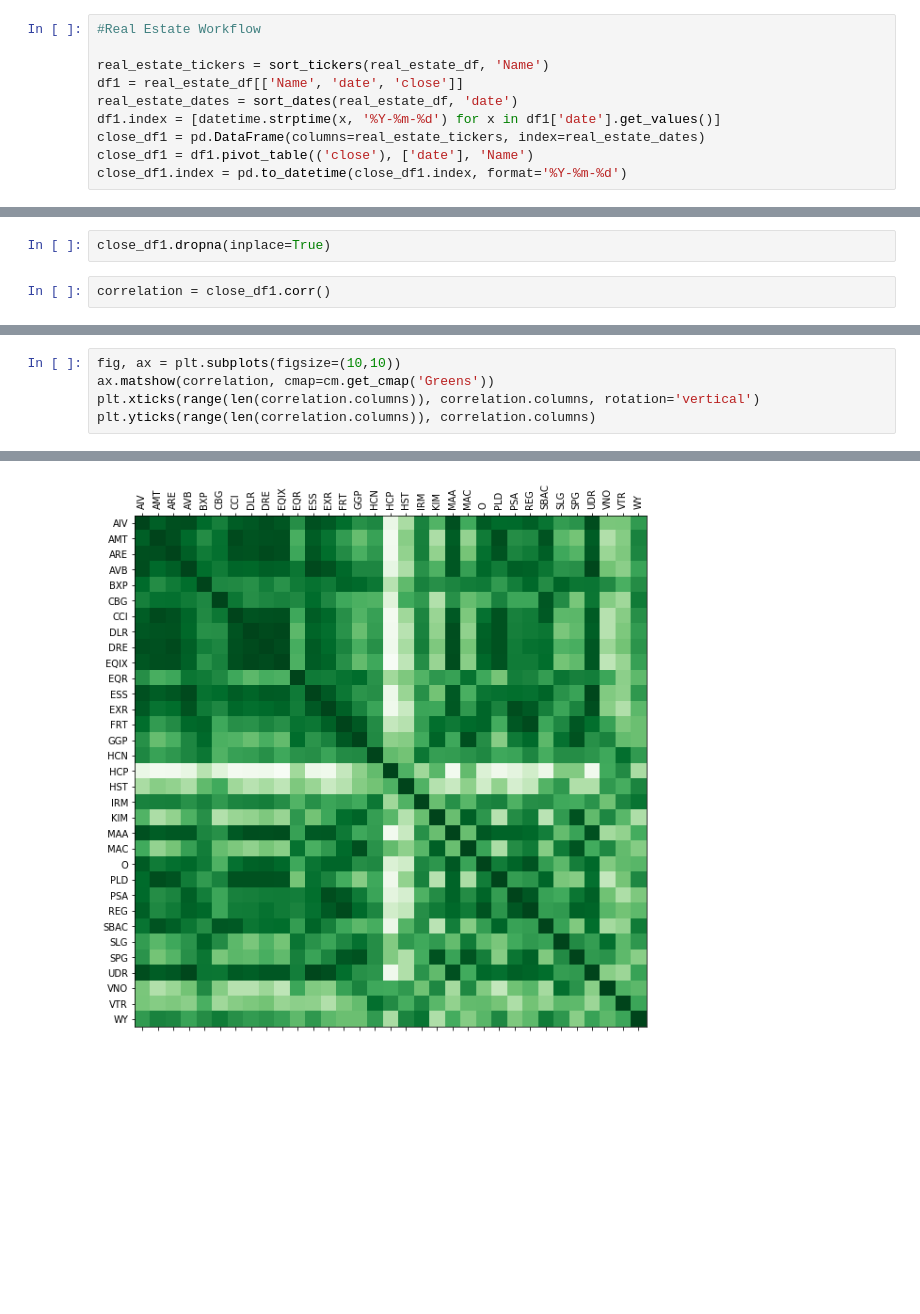
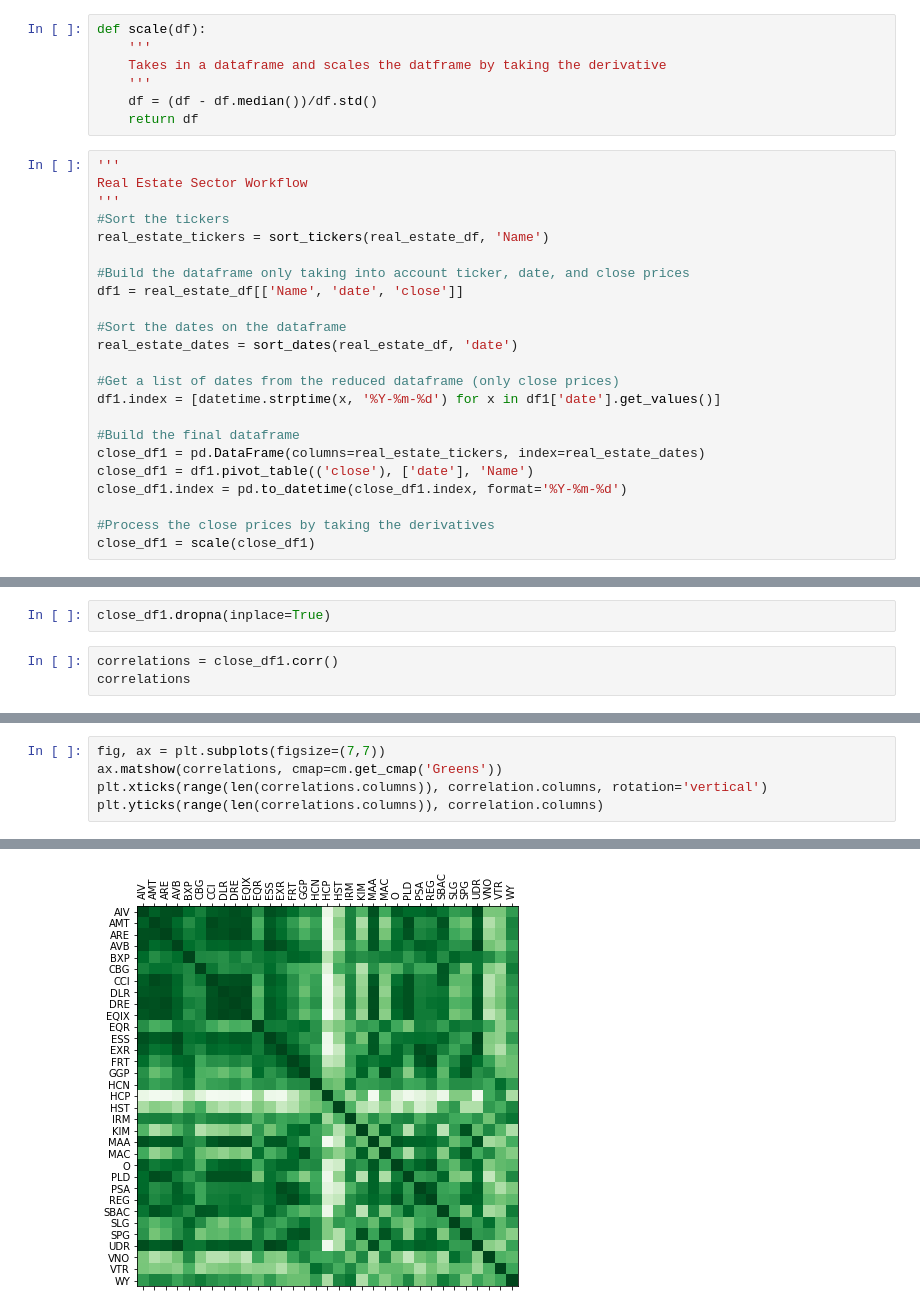
Before and after one commit to Aaivazi000/fintech-master, a Jupyter notebook: Marin Workspace/marin_5.9.ipynb, the cells around one changed output, grey strips where cells are left out. Saved outputs shown, nothing was run; the diff lists cells and outputs as text; blank space fills up the shorter version.

```diff
--- a/Marin Workspace/marin_5.9.ipynb
+++ b/Marin Workspace/marin_5.9.ipynb
@@ -115,14 +111,34 @@ def sort_dates(df, date_column):
     return dates_sorted
+# %%
+def scale(df):
+    '''
+    Takes in a dataframe and scales the datframe by taking the derivative
+    '''
+    df = (df - df.median())/df.std()
+    return df
 # %%
-#Real Estate Workflow
+'''
+Real Estate Sector Workflow
+'''
+#Sort the tickers
+real_estate_tickers = sort_tickers(real_estate_df, 'Name')
 
-real_estate_tickers = sort_tickers(real_estate_df, 'Name')
+#Build the dataframe only taking into account ticker, date, and close prices
 df1 = real_estate_df[['Name', 'date', 'close']]
+
+#Sort the dates on the dataframe
 real_estate_dates = sort_dates(real_estate_df, 'date')
+
+#Get a list of dates from the reduced dataframe (only close prices)
 df1.index = [datetime.strptime(x, '%Y-%m-%d') for x in df1['date'].get_values()]
+
+#Build the final dataframe
 close_df1 = pd.DataFrame(columns=real_estate_tickers, index=real_estate_dates)
 close_df1 = df1.pivot_table(('close'), ['date'], 'Name')
 close_df1.index = pd.to_datetime(close_df1.index, format='%Y-%m-%d')
+
+#Process the close prices by taking the derivatives
+close_df1 = scale(close_df1)
 # %%
 close_df1
 # %% [output]
@@ -155,4 +171,5 @@ plt.show()
 # %%
 close_df1.dropna(inplace=True)
 # %%
-correlation = close_df1.corr()
+correlations = close_df1.corr()
+correlations
@@ -181,24 +196,24 @@ correlation
 # %%
-fig, ax = plt.subplots(figsize=(10,10))
-ax.matshow(correlation, cmap=cm.get_cmap('Greens'))
-plt.xticks(range(len(correlation.columns)), correlation.columns, rotation='vertical')
-plt.yticks(range(len(correlation.columns)), correlation.columns)
+fig, ax = plt.subplots(figsize=(7,7))
+ax.matshow(correlations, cmap=cm.get_cmap('Greens'))
+plt.xticks(range(len(correlations.columns)), correlation.columns, rotation='vertical')
+plt.yticks(range(len(correlations.columns)), correlation.columns)
 # %% [output]
 ([<matplotlib.axis.YTick at 0x...>,
   <matplotlib.axis.YTick at 0x...>,
   <matplotlib.axis.YTick at 0x...>,
   <matplotlib.axis.YTick at 0x...>,
   <matplotlib.axis.YTick at 0x...>,
   <matplotlib.axis.YTick at 0x...>,
   <matplotlib.axis.YTick at 0x...>,
   <matplotlib.axis.YTick at 0x...>,
   <matplotlib.axis.YTick at 0x...>,
   <matplotlib.axis.YTick at 0x...>,
   <matplotlib.axis.YTick at 0x...>,
   <matplotlib.axis.YTick at 0x...>,
 ... (18 lines left out)
   <matplotlib.axis.YTick at 0x...>,
   <matplotlib.axis.YTick at 0x...>,
   <matplotlib.axis.YTick at 0x...>],
  <a list of 33 Text yticklabel objects>)
-[figure, old version]
+[figure, new version]
```
Also changed, not shown: parts of 16 cells of this notebook.
